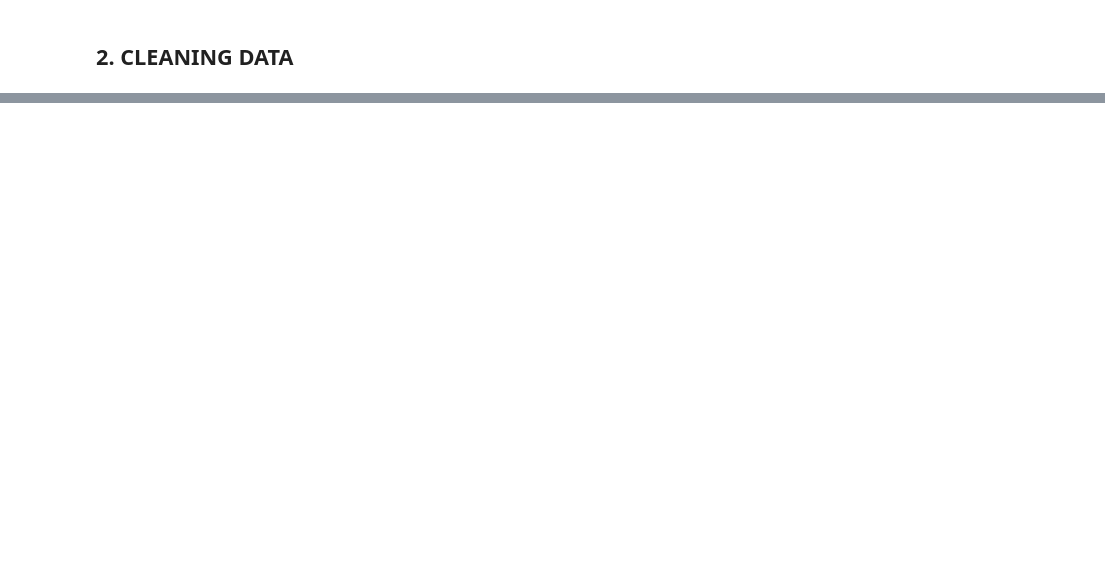
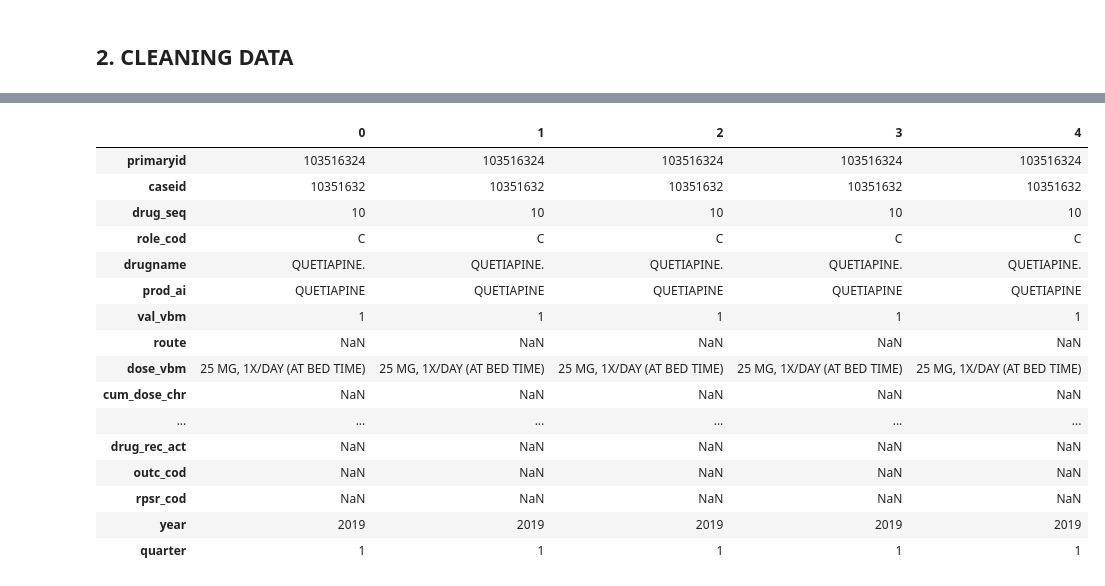
Before and after one commit to alexnguyeninsights/PartA_fda-project, a Jupyter notebook: Code_Research_FDA.ipynb, the cells around one changed output, grey strips where cells are left out. Cells and saved outputs as stored; diff of their text form; code cells hidden in the pictures; blank space fills up the shorter version.

```diff
--- a/Code_Research_FDA.ipynb
+++ b/Code_Research_FDA.ipynb
@@ -121,2 +11,7 @@ data.to_csv('FAERS_19Q1_23Q4.csv')
 # %% [markdown]
 ## 2. CLEANING DATA
+# %%
+# load merged data
+fda = pd.read_csv('./FAERS_19Q1_23Q4.csv', index_col=0)
+
+fda.head()
@@ -122,0 +83,8 @@ data.to_csv('FAERS_19Q1_23Q4.csv')
+# %%
+# filter non-relevant indication
+focused_indi = ['Major depression', 'Antidepressant therapy', 'Mixed anxiety and depressive disorder',
+                'Persistent depressive disorder']
+
+filtered_fda = fda[fda['indi_pt'].isin(focused_indi)]
+
+filtered_fda['indi_pt'].value_counts()
@@ -122,0 +118,20 @@ data.to_csv('FAERS_19Q1_23Q4.csv')
+# %%
+filtered_fda.head().T
+# %% [output]
+|  | 0 | 1 | 2 | 3 | 4 |
+| primaryid | 103516324 | 103516324 | 103516324 | 103516324 | 103516324 |
+| caseid | 10351632 | 10351632 | 10351632 | 10351632 | 10351632 |
+| drug_seq | 10 | 10 | 10 | 10 | 10 |
+| role_cod | C | C | C | C | C |
+| drugname | QUETIAPINE. | QUETIAPINE. | QUETIAPINE. | QUETIAPINE. | QUETIAPINE. |
+| prod_ai | QUETIAPINE | QUETIAPINE | QUETIAPINE | QUETIAPINE | QUETIAPINE |
+| val_vbm | 1 | 1 | 1 | 1 | 1 |
+| route | NaN | NaN | NaN | NaN | NaN |
+| dose_vbm | 25 MG, 1X/DAY (AT BED TIME) | 25 MG, 1X/DAY (AT BED TIME) | 25 MG, 1X/DAY (AT BED TIME) | 25 MG, 1X/DAY (AT BED TIME) | 25 MG, 1X/DAY (AT BED TIME) |
+| cum_dose_chr | NaN | NaN | NaN | NaN | NaN |
+| ... | ... | ... | ... | ... | ... |
+| drug_rec_act | NaN | NaN | NaN | NaN | NaN |
+| outc_cod | NaN | NaN | NaN | NaN | NaN |
+| rpsr_cod | NaN | NaN | NaN | NaN | NaN |
+| year | 2019 | 2019 | 2019 | 2019 | 2019 |
+| quarter | 1 | 1 | 1 | 1 | 1 |
```
Also changed, not shown: parts of 17 cells of this notebook, 1 other file.
